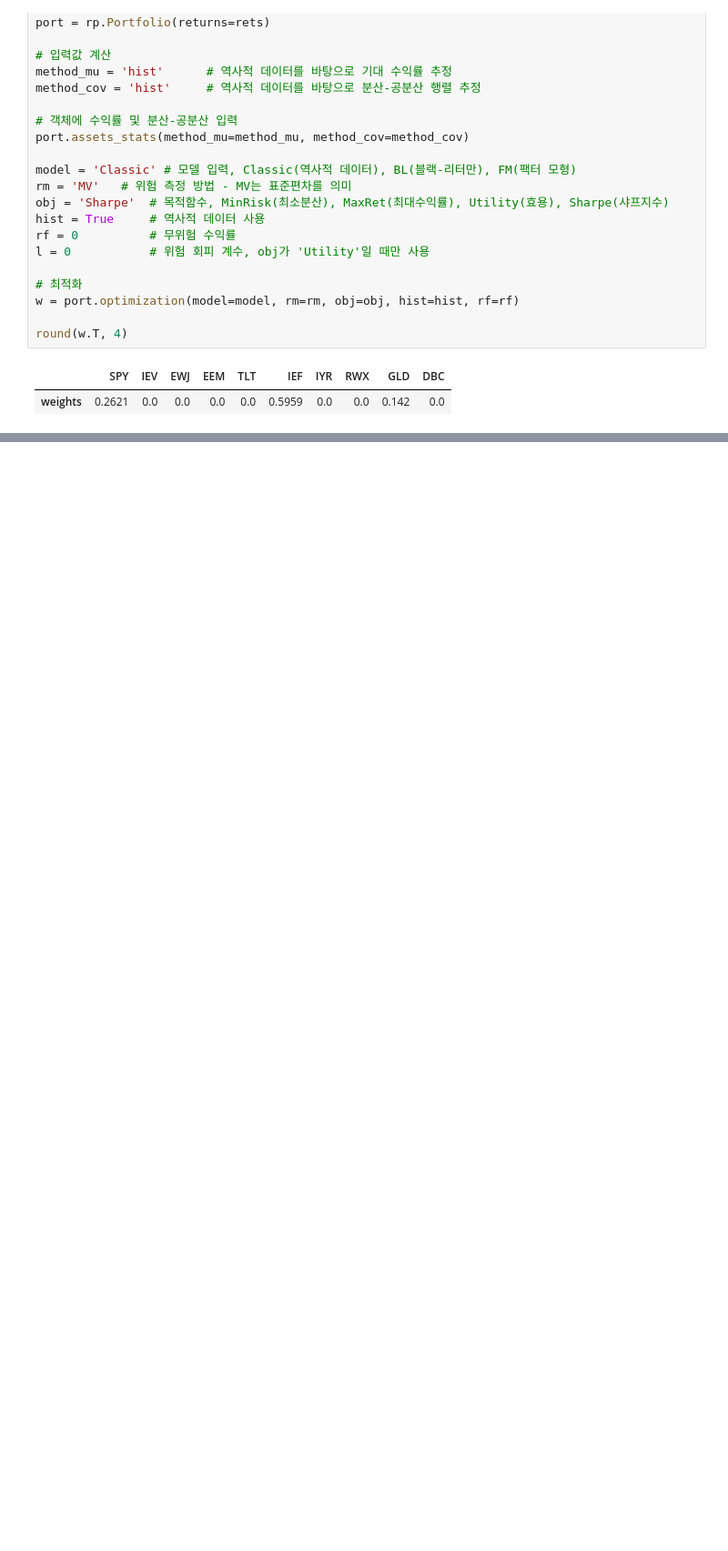
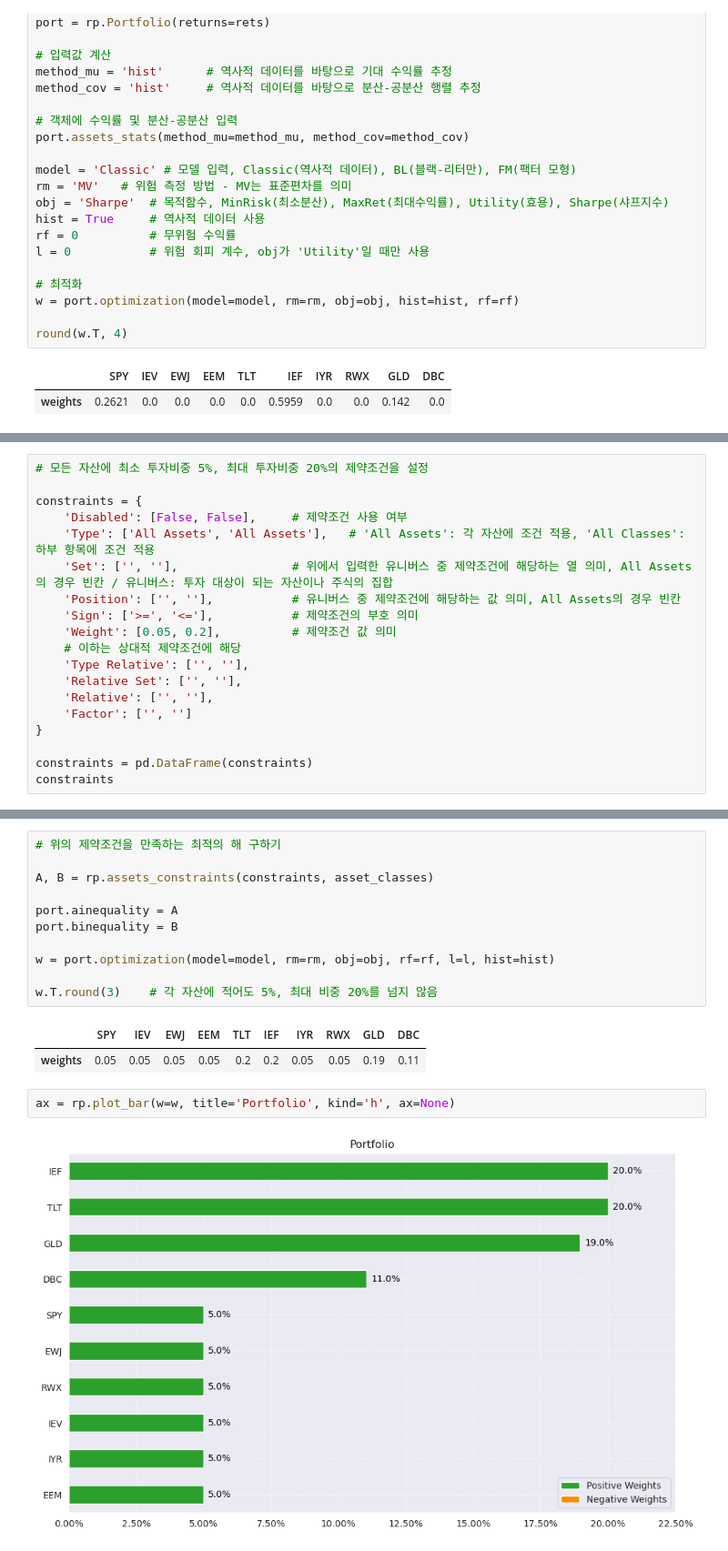
Before and after one commit to Glesep/Quant, a Jupyter notebook: chap_14/chap14.ipynb, the cells around one changed output, grey strips where cells are left out. Shown at 91% size. Saved outputs shown, nothing was run; the diff lists cells and outputs as text; blank space fills up the shorter version.

```diff
--- a/chap_14/chap14.ipynb
+++ b/chap_14/chap14.ipynb
@@ -142,0 +207,19 @@ ax = rp.plot_frontier(w_frontier=frontier,
+# %%
+# 모든 자산에 최소 투자비중 5%, 최대 투자비중 20%의 제약조건을 설정
+
+constraints = {
+    'Disabled': [False, False],     # 제약조건 사용 여부
+    'Type': ['All Assets', 'All Assets'],   # 'All Assets': 각 자산에 조건 적용, 'All Classes': 하부 항목에 조건 적용
+    'Set': ['', ''],                # 위에서 입력한 유니버스 중 제약조건에 해당하는 열 의미, All Assets의 경우 빈칸 / 유니버스: 투자 대상이 되는 자산이나 주식의 집합
+    'Position': ['', ''],           # 유니버스 중 제약조건에 해당하는 값 의미, All Assets의 경우 빈칸
+    'Sign': ['>=', '<='],           # 제약조건의 부호 의미
+    'Weight': [0.05, 0.2],          # 제약조건 값 의미
+    # 이하는 상대적 제약조건에 해당
+    'Type Relative': ['', ''],
+    'Relative Set': ['', ''],
+    'Relative': ['', ''],
+    'Factor': ['', '']
+}
+
+constraints = pd.DataFrame(constraints)
+constraints
@@ -142,0 +230,18 @@ ax = rp.plot_frontier(w_frontier=frontier,
+# %%
+# 위의 제약조건을 만족하는 최적의 해 구하기
+
+A, B = rp.assets_constraints(constraints, asset_classes)
+
+port.ainequality = A
+port.binequality = B
+
+w = port.optimization(model=model, rm=rm, obj=obj, rf=rf, l=l, hist=hist)
+
+w.T.round(3)    # 각 자산에 적어도 5%, 최대 비중 20%를 넘지 않음
+# %% [output]
+|  | SPY | IEV | EWJ | EEM | TLT | IEF | IYR | RWX | GLD | DBC |
+| weights | 0.05 | 0.05 | 0.05 | 0.05 | 0.2 | 0.2 | 0.05 | 0.05 | 0.19 | 0.11 |
+# %%
+ax = rp.plot_bar(w=w, title='Portfolio', kind='h', ax=None)
+# %% [output]
+[figure, added]
```
Also changed, not shown: parts of 25 cells of this notebook.
